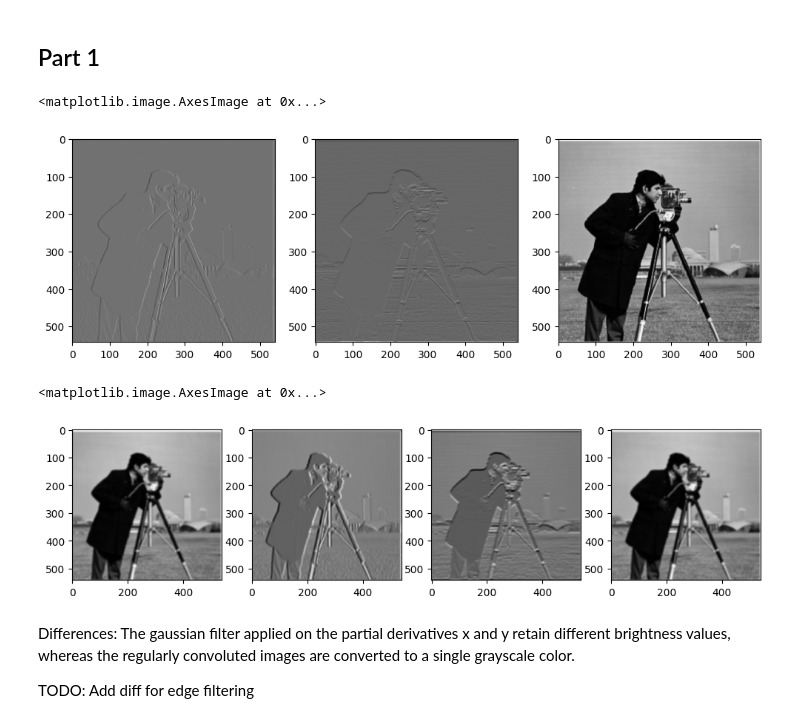
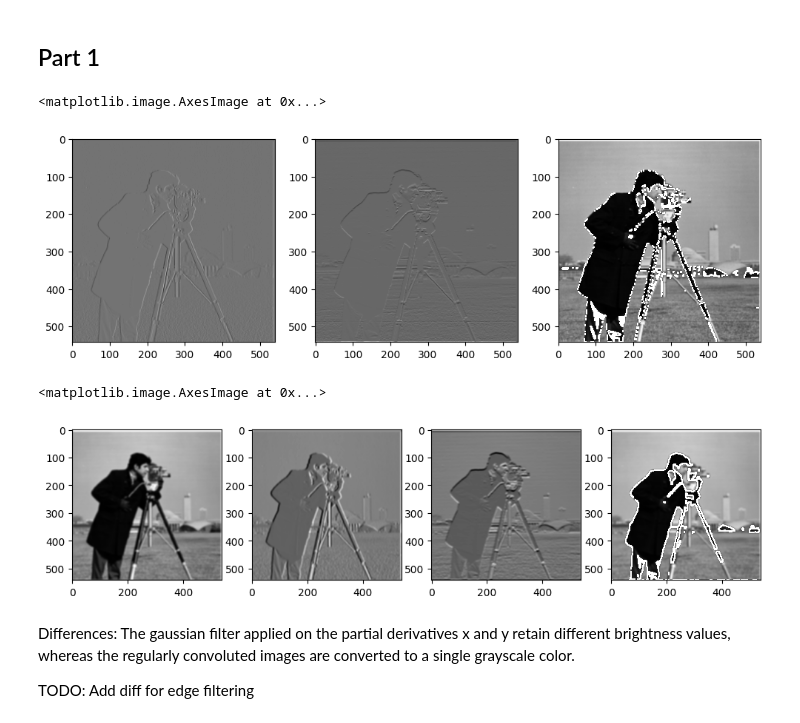
Before and after one commit to hailey-tran-9/cs180-fa23-proj2, a Jupyter notebook: code/main.ipynb, the cells around one changed output. Drawn from its saved outputs; the diff is of its cells as text; code cells hidden in the pictures.

Commit message:
Edit edge filtering

```diff
--- a/code/main.ipynb
+++ b/code/main.ipynb
@@ -13,27 +13,33 @@ from align_image_code import align_images
 <h2>Part 1</h2>
 # %%
 # Q1.1
+%matplotlib inline
+
 # Partial x and y derivatives
 
 img = skio.imread("../images/cameraman.png")
 img = rgb2gray(img[:,:,:3])
 # plt.imshow(img)
 
-D_x = np.tile(np.array([1,-1])[None,:], [3, 1]) / 2
-D_y = np.tile(np.array([1,-1]).T[:,None], [1, 3]) / 2
+D_x = np.tile(np.array([1,-1])[None,:], [2, 1])
+D_y = np.tile(np.array([1,-1]).T[:,None], [1, 2])
 
 # Dx
 img_D_x = signal.convolve2d(img, D_x, mode="same")
-
 # Dy
 img_D_y = signal.convolve2d(img, D_y, mode="same")
 
-# TODO
-# Edge Filtering
-magnitude_vec = np.sqrt((D_x**2) + (D_y.T**2))
-img_edge = signal.convolve2d(img, magnitude_vec, mode="same")
+# # TODO: Edge Filtering
+edge_D_x = np.tile(np.array([1,0,-1])[None,:], [3, 1])
+edge_D_y = np.tile(np.array([1,0,-1]).T[:,None], [1, 3])
+# edge_conv_x = signal.convolve2d(img, edge_D_x, mode="same")
+# edge_conv_y = signal.convolve2d(img, edge_D_y, mode="same")
 
-img_binarize = np.ma.masked_inside(img_edge, 810, 850, copy=True)
+gradient_mag = np.sqrt((edge_D_x**2) + (edge_D_y**2))
+# TODO: idk how to apply this
+# gradient_dir = np.arctan(edge_D_y.T/edge_D_x)
+img_edge = signal.convolve2d(img, gradient_mag, mode="same")
+img_binarize = np.ma.masked_inside(img_edge, 2, 2.4, copy=True)
 # print(img_binarize)
 
 plt.figure(figsize=(12, 4))
@@ -42,35 +48,37 @@ plt.subplot(132); plt.imshow(img_D_y, cmap="gray")
 plt.subplot(133); plt.imshow(img_binarize, cmap="gray")
 # %% [output]
 <matplotlib.image.AxesImage at 0x...>
-[figure, old version]
+[figure, new version]
 # %%
 # Q1.2
 # Gaussian Kernel
 gauss_2d_kernel = cv2.getGaussianKernel(10, 3) * cv2.getGaussianKernel(10, 3).T
 
 # Convolution
 img_gauss = signal.convolve2d(img, gauss_2d_kernel, mode="same")
 
 # Gauss D_x
 gauss_D_x = signal.convolve2d(gauss_2d_kernel, D_x, mode="same")
 img_gauss_D_x = signal.convolve2d(img, gauss_D_x, mode="same")
 
 # Gauss D_y
 gauss_D_y = signal.convolve2d(gauss_2d_kernel, D_y, mode="same")
 img_gauss_D_y = signal.convolve2d(img, gauss_D_y, mode="same")
 
-# TODO
-# Gauss Edge Filtering
-img_gauss_both = signal.convolve2d(img, np.matmul(gauss_D_x, gauss_D_y), mode="same")
+# TODO: Gauss Edge Filtering
+gauss_img_edge = signal.convolve2d(img_gauss, gradient_mag, mode="same")
+gauss_img_binarize = np.ma.masked_inside(gauss_img_edge, 2, 2.4, copy=True)
+# TODO: idk how to apply this
+# gradient_dir = np.arctan(edge_D_y.T/edge_D_x)
 
 plt.figure(figsize=(12, 4))
 plt.subplot(141); plt.imshow(img_gauss, cmap="gray")
 plt.subplot(142); plt.imshow(img_gauss_D_x, cmap="gray")
 plt.subplot(143); plt.imshow(img_gauss_D_y, cmap="gray")
-plt.subplot(144); plt.imshow(img_gauss_both, cmap="gray")
+plt.subplot(144); plt.imshow(gauss_img_binarize, cmap="gray")
 # %% [output]
 <matplotlib.image.AxesImage at 0x...>
-[figure, old version]
+[figure, new version]
 # %% [markdown]
 Differences: The gaussian filter applied on the partial derivatives x and y retain different brightness values, whereas the regularly convoluted images are converted to a single grayscale color.
 
```
